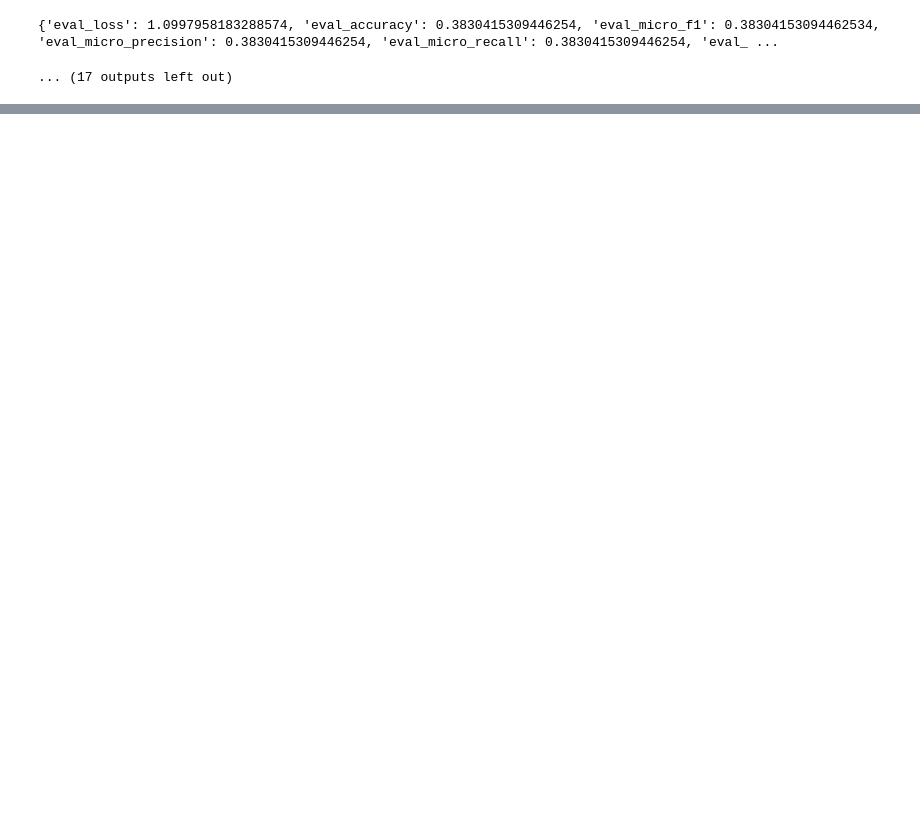
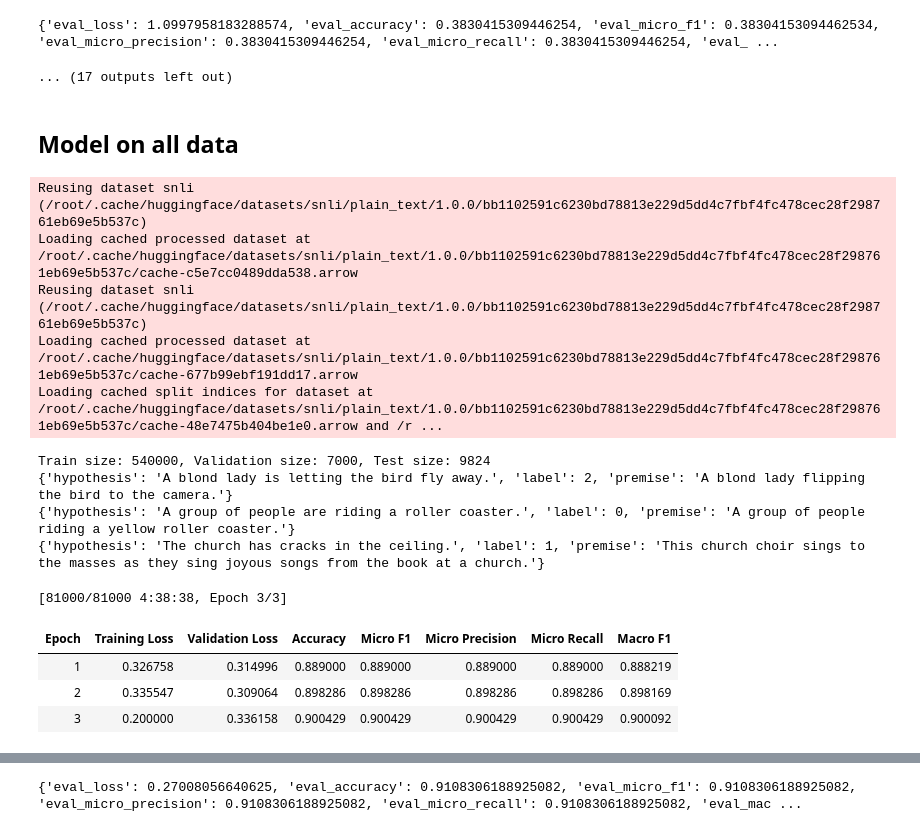
Before and after one commit to kaletap/nlp-augmentation, a Jupyter notebook: classification/snli_baseline.ipynb, the cells around one changed output, grey strips where cells are left out. Cells and saved outputs as stored; diff of their text form; code cells hidden in the pictures; blank space fills up the shorter version.

Commit message:
SNLI baseline trained on the whole dataset (540k). 91.08% accuracy

```diff
--- a/classification/snli_baseline.ipynb
+++ b/classification/snli_baseline.ipynb
@@ -192,3 +192,66 @@ Train size: 100, Validation size: 7000, Test size: 9824
 [interactive output not drawn]
 {'eval_loss': 1.0997958183288574, 'eval_accuracy': 0.3830415309446254, 'eval_micro_f1': 0.38304153094462534, 'eval_micro_precision': 0.3830415309446254, 'eval_micro_recall': 0.3830415309446254, 'eval_ ...
 ... (17 outputs left out)
+# %% [markdown]
+## Model on all data
+# %%
+train_size = 540_000
+train_dataset, val_dataset, test_dataset = get_datasets("snli", train_size, val_size=7_000)
+print(f"Train size: {len(train_dataset)}, Validation size: {len(val_dataset)}, Test size: {len(test_dataset)}")
+print(train_dataset[0])
+print(val_dataset[0])
+print(test_dataset[0])
+output_dir = os.path.join(ROOT_DIR, f"train_size_{train_size}")
+
+num_train_epochs = 3
+
+# https://huggingface.co/transformers/main_classes/trainer.html#trainingarguments
+training_args = TrainingArguments(
+    learning_rate=3e-5,
+    weight_decay=0.01,
+    output_dir=output_dir,
+    num_train_epochs=num_train_epochs,
+    per_device_train_batch_size=20,
+    per_device_eval_batch_size=16,
+    warmup_steps=0,  # don't have any intuition for the right value here
+    logging_dir=output_dir,
+    logging_steps=10,
+    load_best_model_at_end=True,
+    evaluation_strategy='epoch',
+    remove_unused_columns=False,
+    no_cuda=False,
+)
+
+trainer = Trainer(
+    model=model,
+    args=training_args,
+    train_dataset=train_dataset,
+    eval_dataset=val_dataset,
+    data_collator=data_collator,
+    compute_metrics=compute_metrics
+
+)
+
+trainer.train()
+
+test_result = trainer.evaluate(test_dataset)
+
+print(test_result)
+
+with open(os.path.join(output_dir, 'test_result.json'), 'w') as f:
+    json.dump(test_result, f, indent=4)
+# %% [output]
+Reusing dataset snli (/root/.cache/huggingface/datasets/snli/plain_text/1.0.0/bb1102591c6230bd78813e229d5dd4c7fbf4fc478cec28f298761eb69e5b537c)
+Loading cached processed dataset at /root/.cache/huggingface/datasets/snli/plain_text/1.0.0/bb1102591c6230bd78813e229d5dd4c7fbf4fc478cec28f298761eb69e5b537c/cache-c5e7cc0489dda538.arrow
+Reusing dataset snli (/root/.cache/huggingface/datasets/snli/plain_text/1.0.0/bb1102591c6230bd78813e229d5dd4c7fbf4fc478cec28f298761eb69e5b537c)
+Loading cached processed dataset at /root/.cache/huggingface/datasets/snli/plain_text/1.0.0/bb1102591c6230bd78813e229d5dd4c7fbf4fc478cec28f298761eb69e5b537c/cache-677b99ebf191dd17.arrow
+Loading cached split indices for dataset at /root/.cache/huggingface/datasets/snli/plain_text/1.0.0/bb1102591c6230bd78813e229d5dd4c7fbf4fc478cec28f298761eb69e5b537c/cache-48e7475b404be1e0.arrow and /r ...
+Train size: 540000, Validation size: 7000, Test size: 9824
+{'hypothesis': 'A blond lady is letting the bird fly away.', 'label': 2, 'premise': 'A blond lady flipping the bird to the camera.'}
+{'hypothesis': 'A group of people are riding a roller coaster.', 'label': 0, 'premise': 'A group of people riding a yellow roller coaster.'}
+{'hypothesis': 'The church has cracks in the ceiling.', 'label': 1, 'premise': 'This church choir sings to the masses as they sing joyous songs from the book at a church.'}
+[81000/81000 4:38:38, Epoch 3/3]
+| Epoch | Training Loss | Validation Loss | Accuracy | Micro F1 | Micro Precision | Micro Recall | Macro F1 |
+| 1 | 0.326758 | 0.314996 | 0.889000 | 0.889000 | 0.889000 | 0.889000 | 0.888219 |
+| 2 | 0.335547 | 0.309064 | 0.898286 | 0.898286 | 0.898286 | 0.898286 | 0.898169 |
+| 3 | 0.200000 | 0.336158 | 0.900429 | 0.900429 | 0.900429 | 0.900429 | 0.900092 |
@@ -194,0 +259 @@ Train size: 100, Validation size: 7000, Test size: 9824
+{'eval_loss': 0.27008056640625, 'eval_accuracy': 0.9108306188925082, 'eval_micro_f1': 0.9108306188925082, 'eval_micro_precision': 0.9108306188925082, 'eval_micro_recall': 0.9108306188925082, 'eval_mac ...
```
Also changed, not shown: parts of 1 cell of this notebook.
